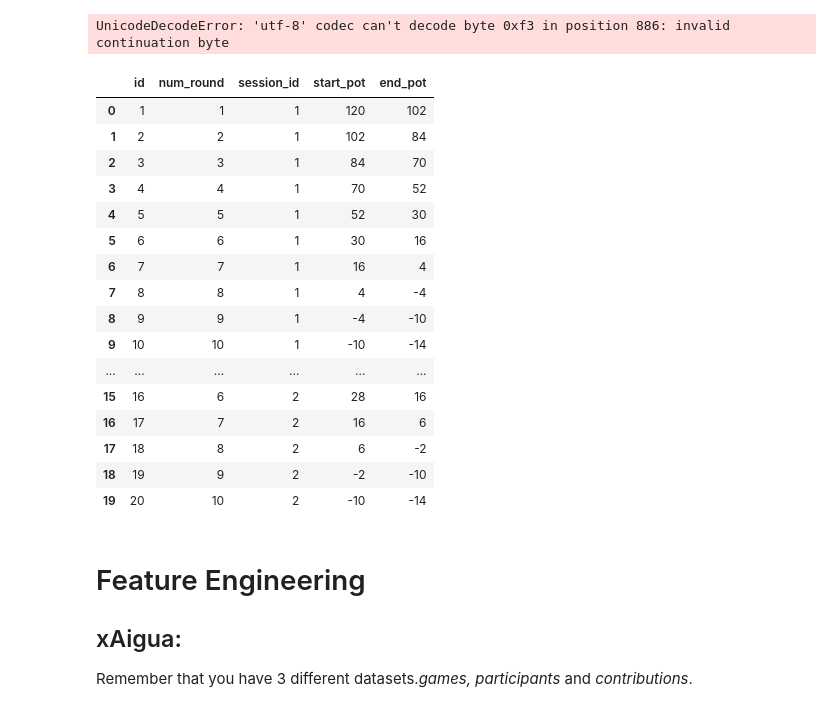
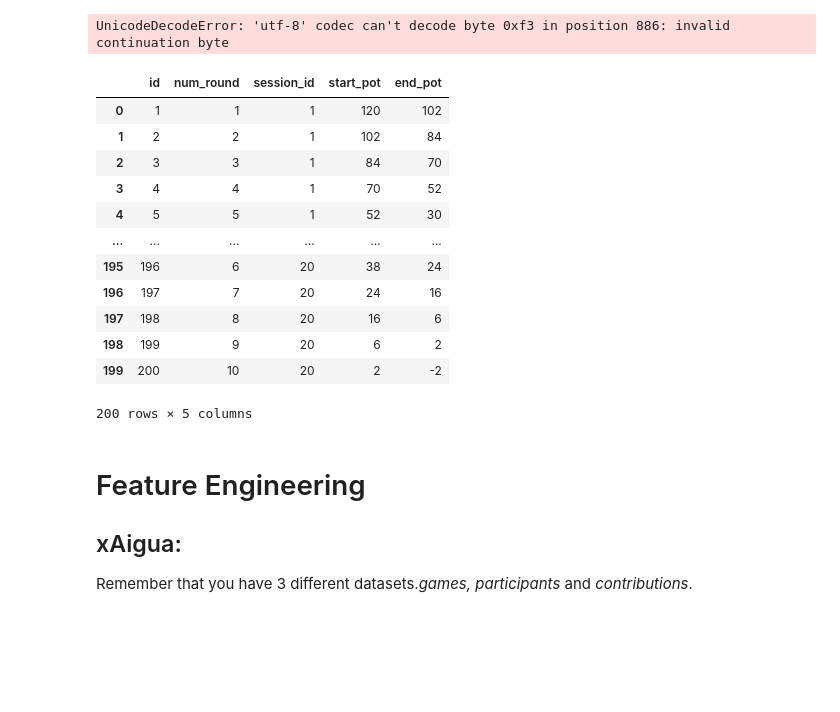
Before and after one commit to menektoni/TfG, a Jupyter notebook: Data_Analysis.ipynb, the cells around one changed output. Saved outputs shown, nothing was run; the diff lists cells and outputs as text; code cells hidden in the pictures; blank space fills up the shorter version.

```diff
--- a/Data_Analysis.ipynb
+++ b/Data_Analysis.ipynb
@@ -116,25 +116,21 @@ user_cccb = pd.read_csv('/Users/tonidomenech/Desktop/TfG/Data/Clima/user_CCCB.cs
 # %% [output]
 UnicodeDecodeError: 'utf-8' codec can't decode byte 0xf3 in position 886: invalid continuation byte
 # %%
-round_cccb.head(20)
+round_cccb.head(200)
 # %% [output]
 |  | id | num_round | session_id | start_pot | end_pot |
 | 0 | 1 | 1 | 1 | 120 | 102 |
 | 1 | 2 | 2 | 1 | 102 | 84 |
 | 2 | 3 | 3 | 1 | 84 | 70 |
 | 3 | 4 | 4 | 1 | 70 | 52 |
 | 4 | 5 | 5 | 1 | 52 | 30 |
-| 5 | 6 | 6 | 1 | 30 | 16 |
-| 6 | 7 | 7 | 1 | 16 | 4 |
-| 7 | 8 | 8 | 1 | 4 | -4 |
-| 8 | 9 | 9 | 1 | -4 | -10 |
-| 9 | 10 | 10 | 1 | -10 | -14 |
 | ... | ... | ... | ... | ... | ... |
-| 15 | 16 | 6 | 2 | 28 | 16 |
-| 16 | 17 | 7 | 2 | 16 | 6 |
-| 17 | 18 | 8 | 2 | 6 | -2 |
-| 18 | 19 | 9 | 2 | -2 | -10 |
-| 19 | 20 | 10 | 2 | -10 | -14 |
+| 195 | 196 | 6 | 20 | 38 | 24 |
+| 196 | 197 | 7 | 20 | 24 | 16 |
+| 197 | 198 | 8 | 20 | 16 | 6 |
+| 198 | 199 | 9 | 20 | 6 | 2 |
+| 199 | 200 | 10 | 20 | 2 | -2 |
+200 rows × 5 columns
 # %% [markdown]
 # Feature Engineering
 
```
Also changed, not shown: parts of 5 cells of this notebook.
